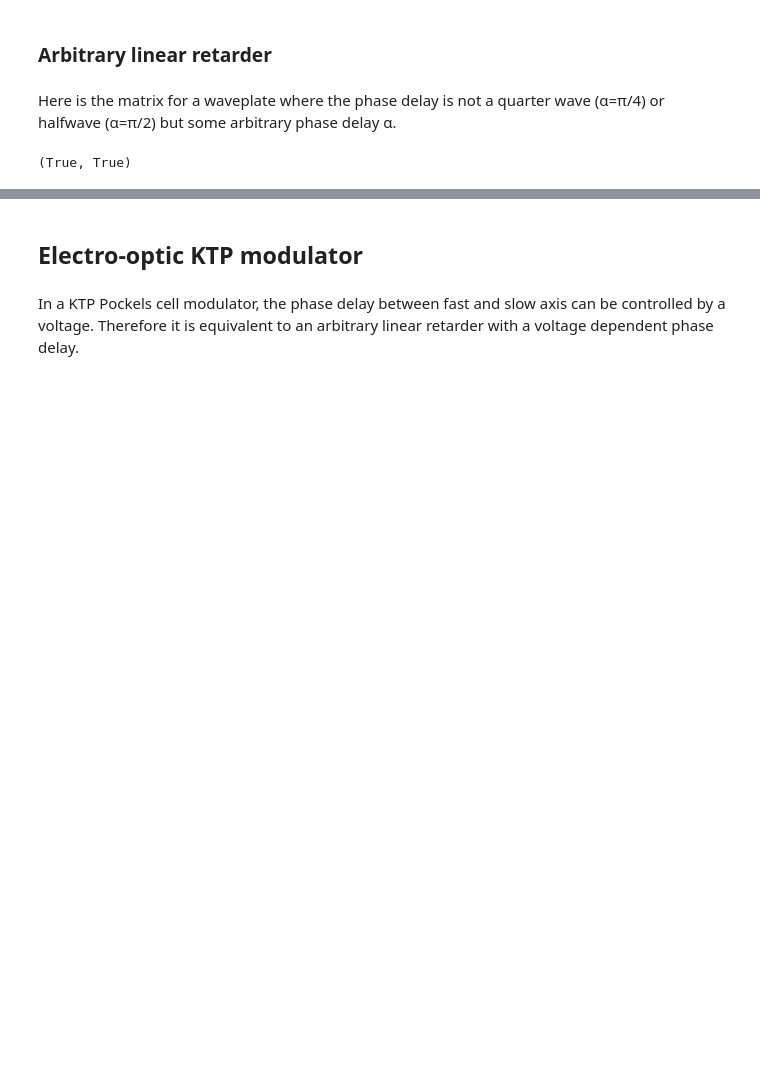
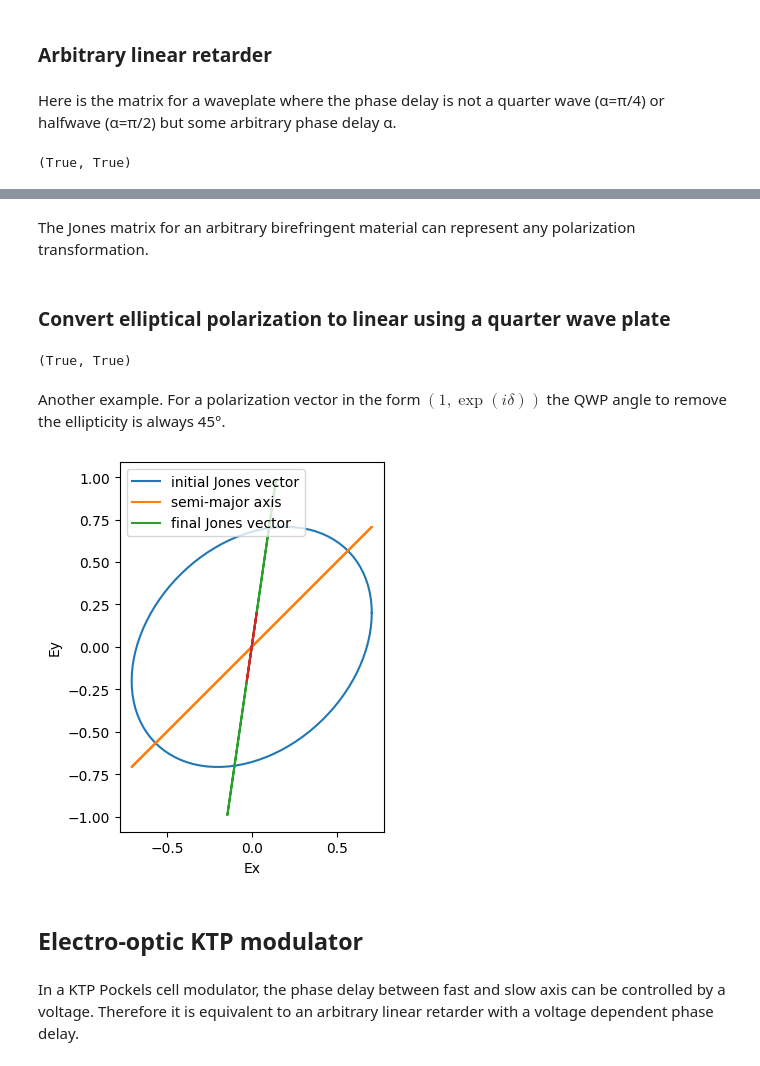
Before and after one commit to decoherer/polarization-rotation, a Jupyter notebook: polarizationrotation.ipynb, the cells around one changed output, grey strips where cells are left out. Saved outputs shown, nothing was run; the diff lists cells and outputs as text; code cells hidden in the pictures; blank space fills up the shorter version.

```diff
--- a/polarizationrotation.ipynb
+++ b/polarizationrotation.ipynb
@@ -102,0 +145,2 @@ np.allclose( qwp(5), retarder(5,pi/2) ), np.allclose( hwp(5), retarder(5,pi) )
+# %% [markdown]
+The Jones matrix for an arbitrary birefringent material can represent any polarization transformation.
@@ -103,3 +155,44 @@ np.allclose( qwp(5), retarder(5,pi/2) ), np.allclose( hwp(5), retarder(5,pi) )
+# %% [markdown]
+### Convert elliptical polarization to linear using a quarter wave plate
+# %%
+def circularity(v): # phase delay between Ex and Ey
+    ex,ey = v[0][0],v[1][0]
+    return np.arctan2(np.imag(ex*ey.conj()),np.real(ex*ey.conj()))
+# circularity(H),circularity(D),circularity(R) # (0.0, 0.0, -1.5708)
+def islinear(v):
+    return any(np.isclose(circularity(v),[-pi,0,pi]))
+# islinear(H),islinear(D),islinear(R) # (True, True, False)
+def hvangle(v):
+    return np.arctan2(np.abs(v[1][0]),np.abs(v[0][0]))
+def semimajoraxisangle(v):
+    # find β,θ such that (Ex,Ey) = (cos(θ),sin(θ)*exp(iβ))
+    β,θ = circularity(v),hvangle(v)
+    return 0.5*np.arctan(tan(2*θ)*cos(β))
+def qwplinearize(v):
+    ϕ = semimajoraxisangle(v)
+    return qwp(ϕ) @ v
+islinear(qwplinearize(ellipticalpolarization(5,5))),islinear(qwplinearize(randompolarization()))
+# %% [output]
+(True, True)
+# %% [markdown]
+Another example. For a polarization vector in the form $(1, \exp(iδ))$ the QWP angle to remove the ellipticity is always 45°.
+# %%
+def diagonalwithdelay(δ):
+    return [[sqrt(0.5)],[sqrt(0.5)*exp(1j*δ)]]
+def finalangle(δ):
+    return np.arctan2(cos(δ),1+sin(δ))
+v = diagonalwithdelay(δ=5)
+θqwp = semimajoraxisangle(v)
+assert np.allclose( θqwp, pi/4 )
+assert np.allclose( hvangle(qwplinearize([[sqrt(0.5)],[sqrt(0.5)*exp(1j*5)]])), np.arctan2(cos(5),1+sin(5)))
+assert np.allclose( hvangle(qwp(θqwp)@v), finalangle(δ=5))
+plt.plot(*exey(v),label='initial Jones vector')
+plt.plot(*exey(hwp(semimajoraxisangle(v)/2)@H),label='semi-major axis')
+plt.plot(*exey(qwp(θqwp) @ v),label='final Jones vector')
+plt.plot(*exey(0.2*ellipticalpolarization(finalangle(δ=5),0)))
+plt.legend(); plt.xlabel('Ex'); plt.ylabel('Ey'); plt.gca().set_aspect('equal'); plt.show()
+# %% [output]
+[figure, added]
 # %% [markdown]
 ## Electro-optic KTP modulator
 # %% [markdown]
```
Also changed, not shown: parts of 12 cells of this notebook, 7 other files.
